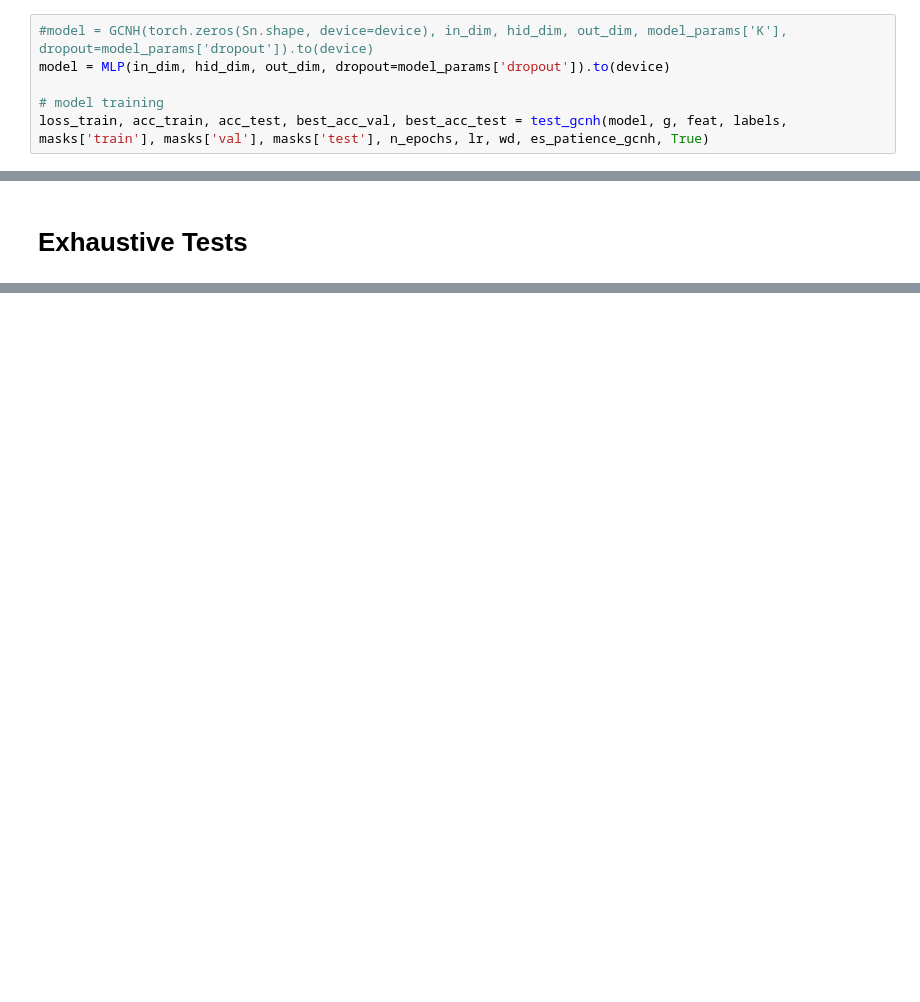
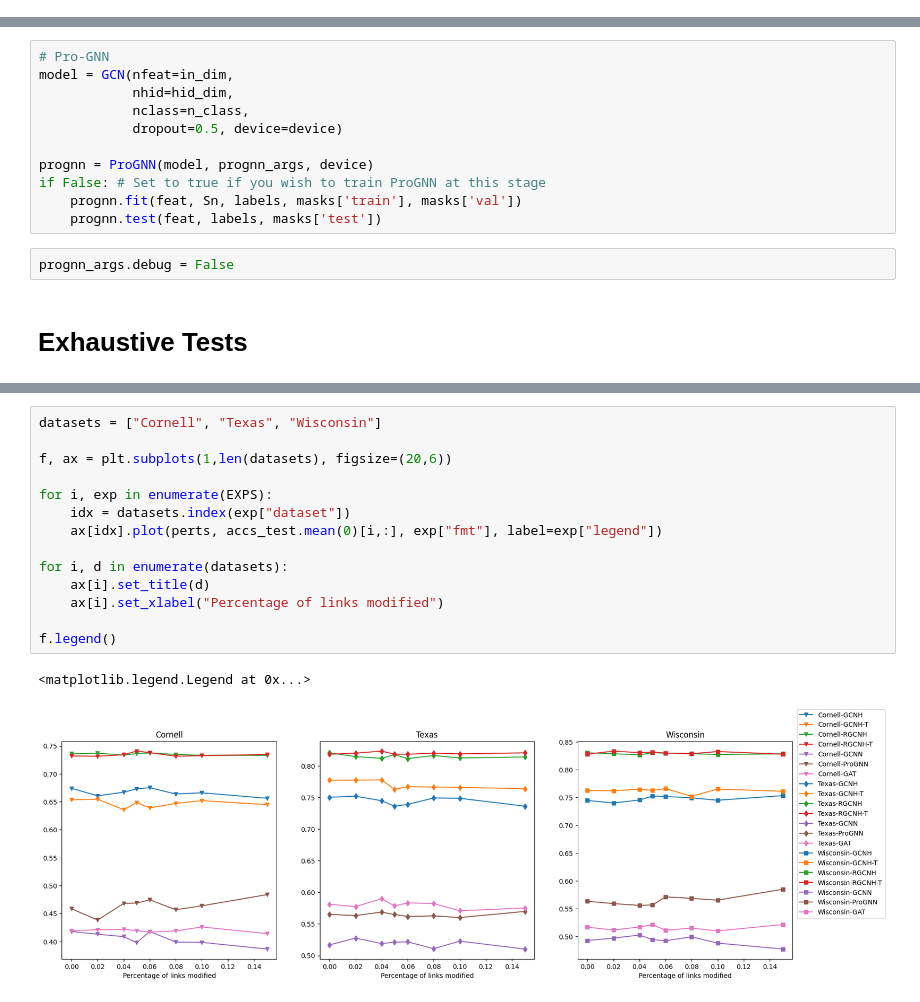
Before and after one commit to vmtenorio/robust_gnn, a Jupyter notebook: GFGCNPert.ipynb, the cells around one changed output, grey strips where cells are left out. Saved outputs shown, nothing was run; the diff lists cells and outputs as text; blank space fills up the shorter version.

```diff
--- a/GFGCNPert.ipynb
+++ b/GFGCNPert.ipynb
@@ -220,6 +193,0 @@ Epoch 112/500 - Loss Train: 1.6118099689483643 - Acc Train: 0.9285714030265808 -
-# %%
-#model = GCNH(torch.zeros(Sn.shape, device=device), in_dim, hid_dim, out_dim, model_params['K'], dropout=model_params['dropout']).to(device)
-model = MLP(in_dim, hid_dim, out_dim, dropout=model_params['dropout']).to(device)
-
-# model training
-loss_train, acc_train, acc_test, best_acc_val, best_acc_test = test_gcnh(model, g, feat, labels, masks['train'], masks['val'], masks['test'], n_epochs, lr, wd, es_patience_gcnh, True)
@@ -297,3 +236,16 @@ prognn_args.debug = False
+# %%
+# Pro-GNN
+model = GCN(nfeat=in_dim,
+            nhid=hid_dim,
+            nclass=n_class,
+            dropout=0.5, device=device)
+
+prognn = ProGNN(model, prognn_args, device)
+if False: # Set to true if you wish to train ProGNN at this stage
+    prognn.fit(feat, Sn, labels, masks['train'], masks['val'])
+    prognn.test(feat, labels, masks['test'])
+# %%
+prognn_args.debug = False
 # %% [markdown]
 # Exhaustive Tests
 # %%
@@ -612 +502,18 @@ Starting pert 0.1 of exp Cornell - RGFGCN-M1: 1 2 3 4
+# %%
+datasets = ["Cornell", "Texas", "Wisconsin"]
+
+f, ax = plt.subplots(1,len(datasets), figsize=(20,6))
+
+for i, exp in enumerate(EXPS):
+    idx = datasets.index(exp["dataset"])
+    ax[idx].plot(perts, accs_test.mean(0)[i,:], exp["fmt"], label=exp["legend"])
+
+for i, d in enumerate(datasets):
+    ax[i].set_title(d)
+    ax[i].set_xlabel("Percentage of links modified")
+
+f.legend()
+# %% [output]
+<matplotlib.legend.Legend at 0x...>
+[figure, added]
 # %%
```
Also changed, not shown: parts of 30 cells of this notebook, 20 other files.
